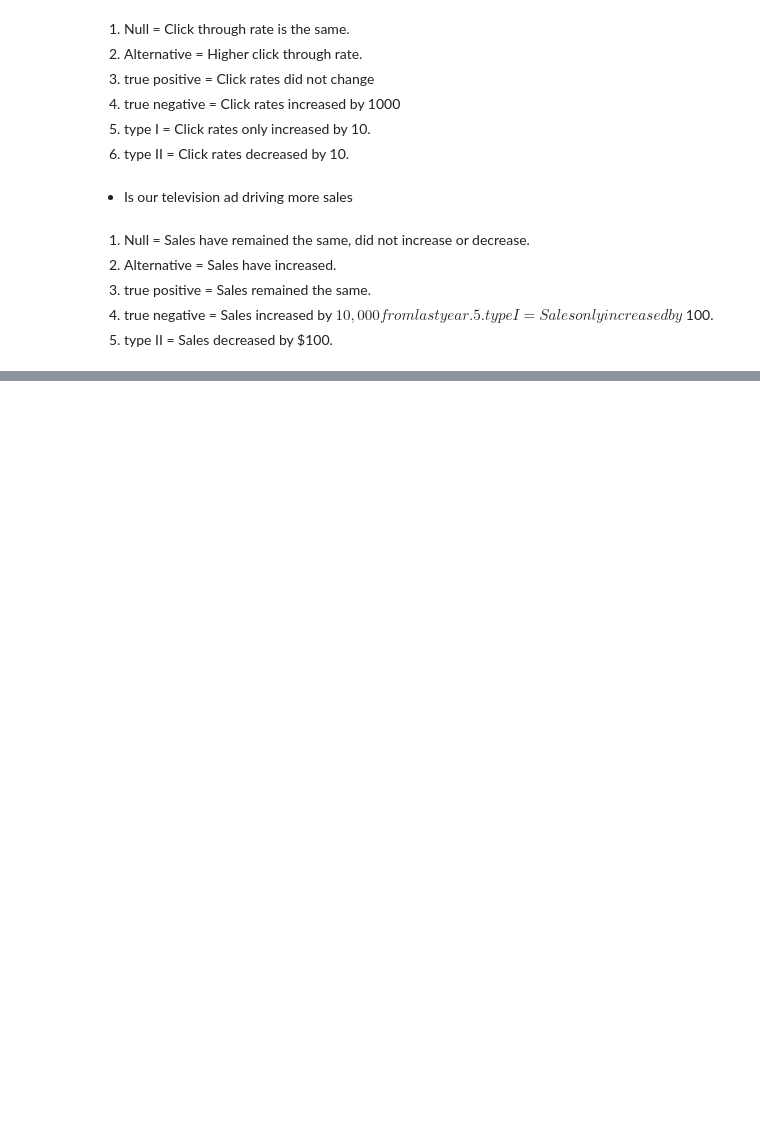
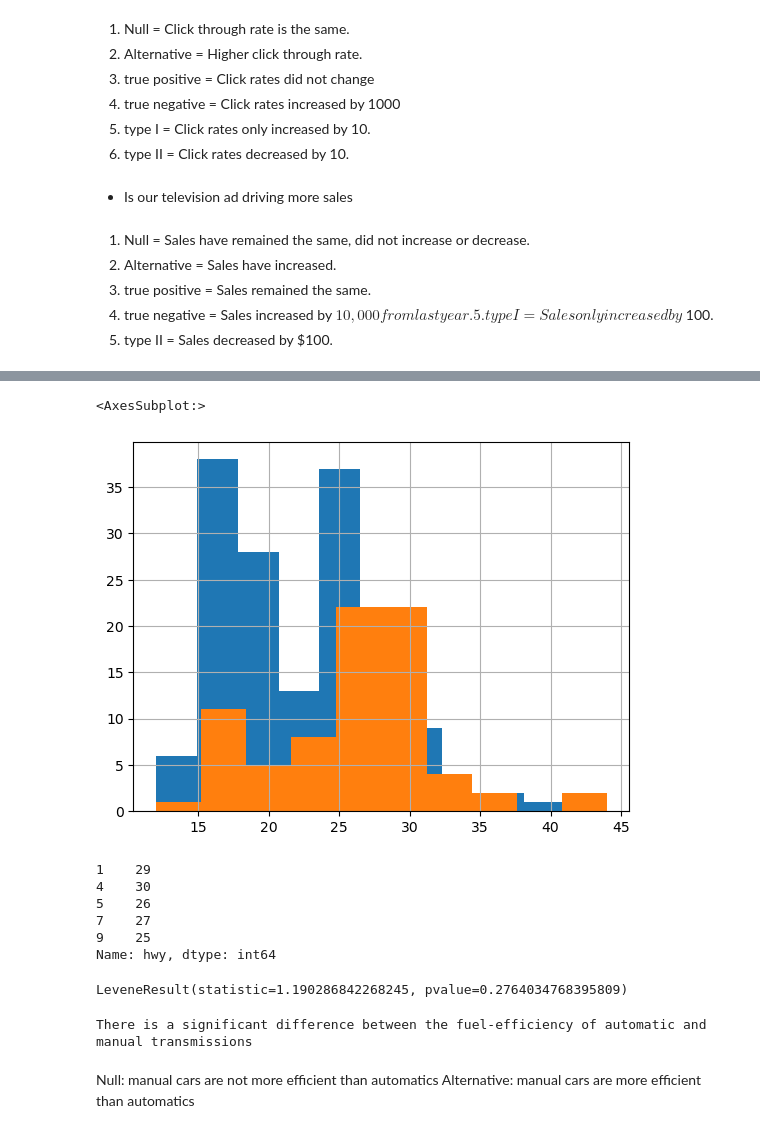
Before and after one commit to heywood95/statistics-exercises, a Jupyter notebook: hypothesis_testing.ipynb, the cells around one changed output, grey strips where cells are left out. Drawn from its saved outputs; the diff is of its cells as text; code cells hidden in the pictures; blank space fills up the shorter version.

```diff
--- a/hypothesis_testing.ipynb
+++ b/hypothesis_testing.ipynb
@@ -38,0 +333,6 @@ For each of the following questions, formulate a null and alternative hypothesis
+# %%
+mpg[mpg['trans'].str.startswith('a')].hwy.hist()
+mpg[mpg['trans'].str.startswith('m')].hwy.hist()
+# %% [output]
+<AxesSubplot:>
+[figure, added]
@@ -38,0 +342,25 @@ For each of the following questions, formulate a null and alternative hypothesis
+# %%
+automatic.head()
+# %% [output]
+1    29
+4    30
+5    26
+7    27
+9    25
+Name: hwy, dtype: int64
+# %%
+stats.levene(automatic, manual)
+# %% [output]
+LeveneResult(statistic=1.190286842268245, pvalue=0.2764034768395809)
+# %%
+t, p = stats.ttest_ind(automatic, manual, equal_var=False)
+
+if p < .05:
+    print('There is a significant difference between the fuel-efficiency of automatic and manual transmissions')
+else:
+    print('We fail to find a signficant difference')
+# %% [output]
+There is a significant difference between the fuel-efficiency of automatic and manual transmissions
+# %% [markdown]
+Null: manual cars are not more efficient than automatics
+Alternative: manual cars are more efficient than automatics
```
Also changed, not shown: parts of 62 cells of this notebook.
